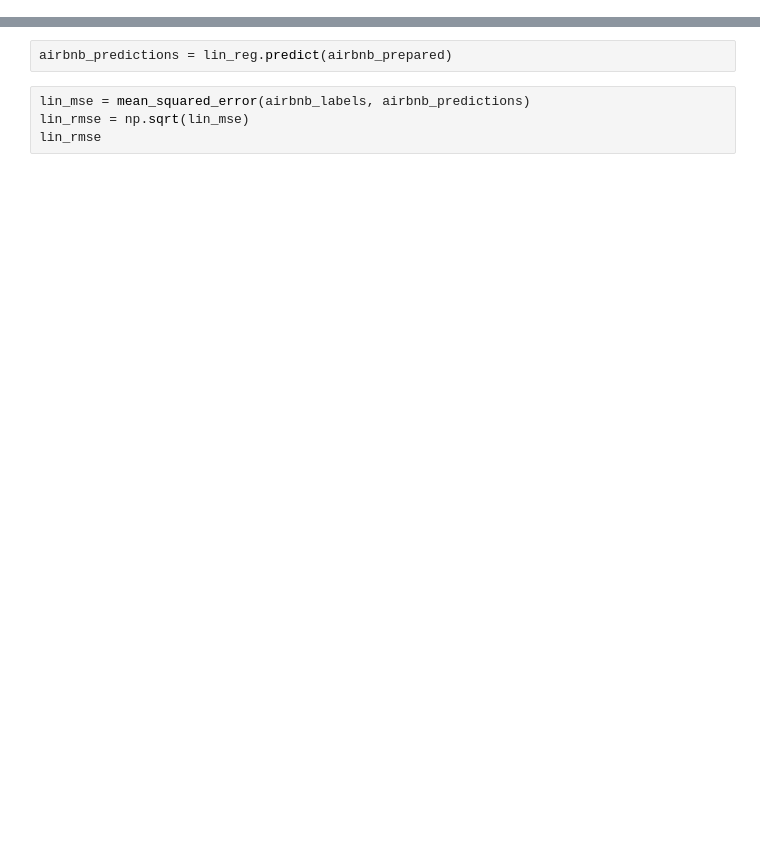
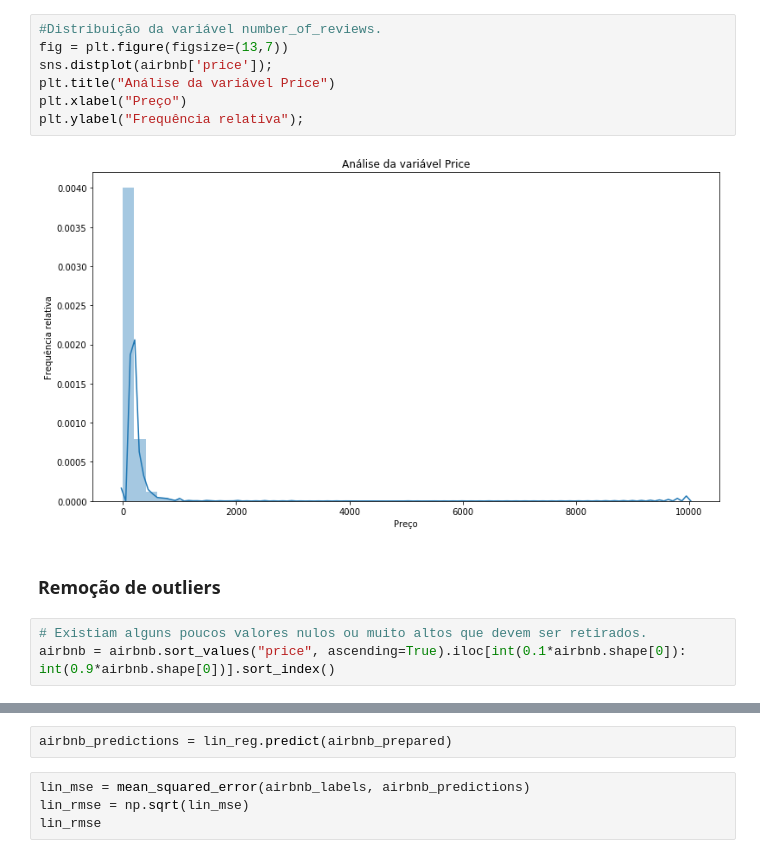
Before and after one commit to cicerotcv/P3_CienciaDados_2019.2, a Jupyter notebook: 01 Regressão Linear.ipynb, the cells around one changed output, grey strips where cells are left out. Drawn from its saved outputs; the diff is of its cells as text; blank space fills up the shorter version.

```diff
--- a/01 Regressão Linear.ipynb
+++ b/01 Regressão Linear.ipynb
@@ -106,0 +230,14 @@ some_data_prepared = full_pipeline.transform(some_data)
+# %%
+#Distribuição da variável number_of_reviews.
+fig = plt.figure(figsize=(13,7))
+sns.distplot(airbnb['price']);
+plt.title("Análise da variável Price")
+plt.xlabel("Preço")
+plt.ylabel("Frequência relativa");
+# %% [output]
+[figure, added]
+# %% [markdown]
+<h3>Remoção de outliers</i></h3>
+# %%
+# Existiam alguns poucos valores nulos ou muito altos que devem ser retirados.
+airbnb = airbnb.sort_values("price", ascending=True).iloc[int(0.1*airbnb.shape[0]): int(0.9*airbnb.shape[0])].sort_index()
```
Also changed, not shown: parts of 92 cells of this notebook.
